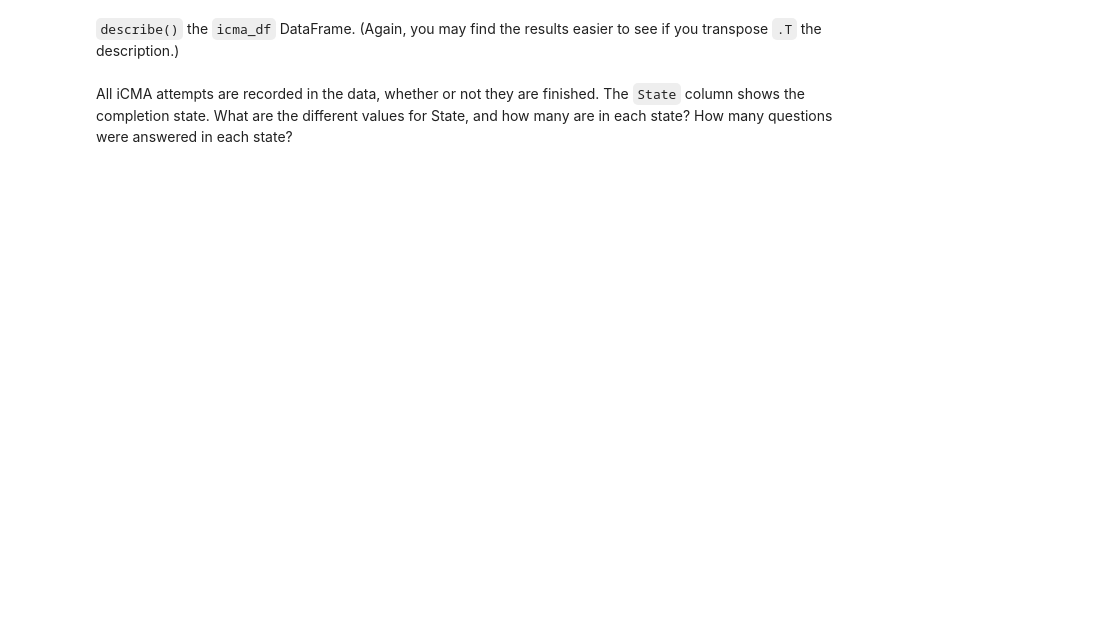
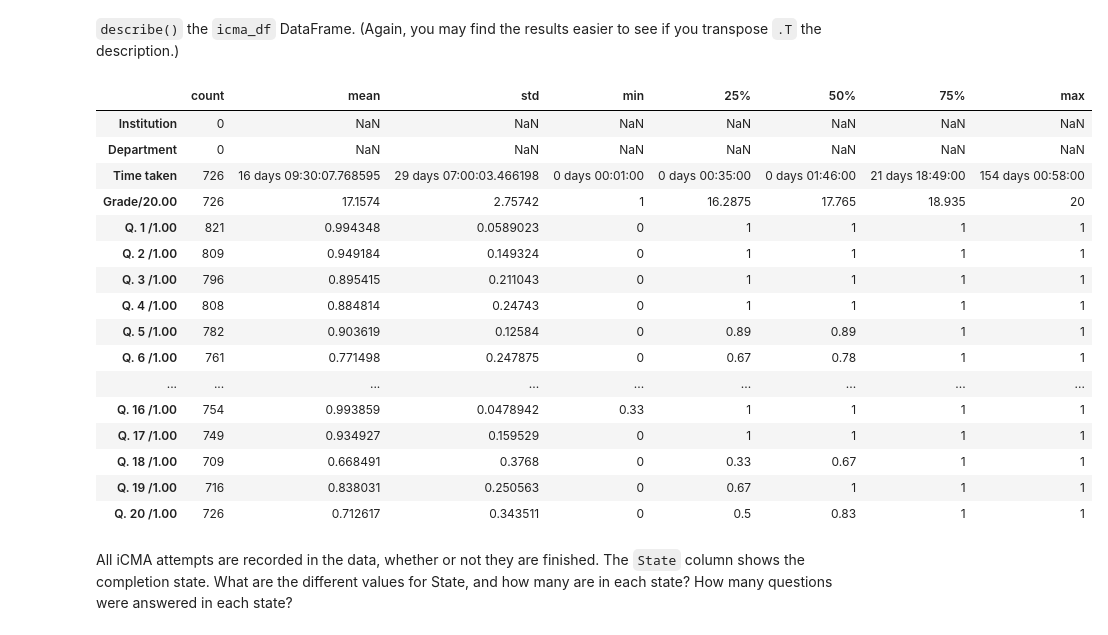
Before and after one commit to prathameshyeotekar1/notebooks, a Jupyter notebook: 2016J_TMA01/2016J_TMA01_q3.ipynb, the cells around one changed output. Saved outputs shown, nothing was run; the diff lists cells and outputs as text; code cells hidden in the pictures; blank space fills up the shorter version.

```diff
--- a/2016J_TMA01/2016J_TMA01_q3.ipynb
+++ b/2016J_TMA01/2016J_TMA01_q3.ipynb
@@ -57,5 +99,24 @@ icma_df.head(3).T
 `describe()` the `icma_df` DataFrame. (Again, you may find the results easier to see if you transpose `.T` the description.)
 # %%
 # Enter your code here.
+icma_df.describe().T
+# %% [output]
+|  | count | mean | std | min | 25% | 50% | 75% | max |
+| Institution | 0 | NaN | NaN | NaN | NaN | NaN | NaN | NaN |
+| Department | 0 | NaN | NaN | NaN | NaN | NaN | NaN | NaN |
+| Time taken | 726 | 16 days 09:30:07.768595 | 29 days 07:00:03.466198 | 0 days 00:01:00 | 0 days 00:35:00 | 0 days 01:46:00 | 21 days 18:49:00 | 154 days 00:58:00 |
+| Grade/20.00 | 726 | 17.1574 | 2.75742 | 1 | 16.2875 | 17.765 | 18.935 | 20 |
+| Q. 1 /1.00 | 821 | 0.994348 | 0.0589023 | 0 | 1 | 1 | 1 | 1 |
+| Q. 2 /1.00 | 809 | 0.949184 | 0.149324 | 0 | 1 | 1 | 1 | 1 |
+| Q. 3 /1.00 | 796 | 0.895415 | 0.211043 | 0 | 1 | 1 | 1 | 1 |
+| Q. 4 /1.00 | 808 | 0.884814 | 0.24743 | 0 | 1 | 1 | 1 | 1 |
+| Q. 5 /1.00 | 782 | 0.903619 | 0.12584 | 0 | 0.89 | 0.89 | 1 | 1 |
+| Q. 6 /1.00 | 761 | 0.771498 | 0.247875 | 0 | 0.67 | 0.78 | 1 | 1 |
+| ... | ... | ... | ... | ... | ... | ... | ... | ... |
+| Q. 16 /1.00 | 754 | 0.993859 | 0.0478942 | 0.33 | 1 | 1 | 1 | 1 |
+| Q. 17 /1.00 | 749 | 0.934927 | 0.159529 | 0 | 1 | 1 | 1 | 1 |
+| Q. 18 /1.00 | 709 | 0.668491 | 0.3768 | 0 | 0.33 | 0.67 | 1 | 1 |
+| Q. 19 /1.00 | 716 | 0.838031 | 0.250563 | 0 | 0.67 | 1 | 1 | 1 |
+| Q. 20 /1.00 | 726 | 0.712617 | 0.343511 | 0 | 0.5 | 0.83 | 1 | 1 |
 # %% [markdown]
 All iCMA attempts are recorded in the data, whether or not they are finished. The `State` column shows the completion state. What are the different values for State, and how many are in each state? How many questions were answered in each state?
```
Also changed, not shown: parts of 15 cells of this notebook, 7 other files.
